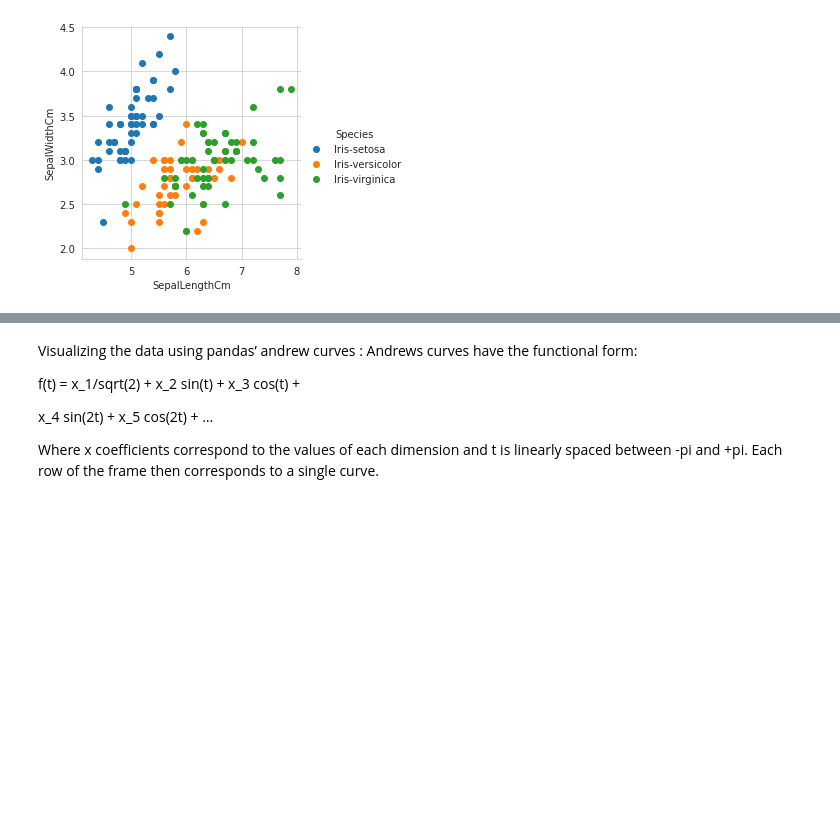
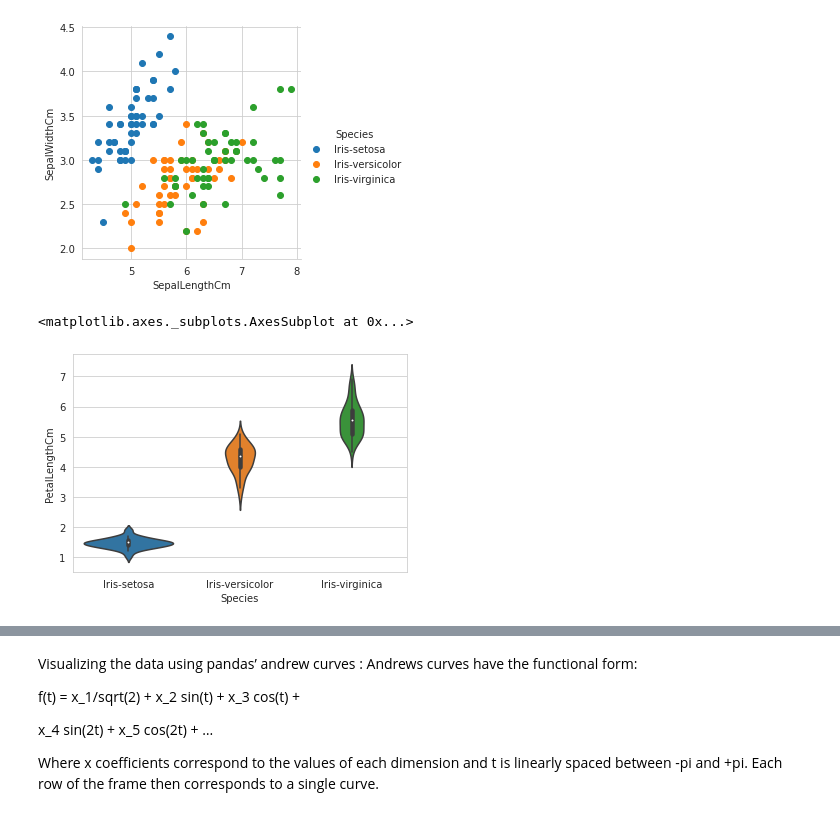
Before and after one commit to ASIF-I-KHAN/EDA-Iris_dataset, a Jupyter notebook: Iris_dataset_EDA.ipynb, the cells around one changed output, grey strips where cells are left out. Drawn from its saved outputs; the diff is of its cells as text; code cells hidden in the pictures; blank space fills up the shorter version.

```diff
--- a/Iris_dataset_EDA.ipynb
+++ b/Iris_dataset_EDA.ipynb
@@ -76,3 +76,9 @@ plt.show();
 # How many cobinations exist? 4C2 = 6.
 # %% [output]
 [figure]
+# %%
+# Denser regions of the data are fatter, and sparser thiner in a violin plot
+sns.violinplot(x="Species", y="PetalLengthCm", data=iris, size=6)
+# %% [output]
+<matplotlib.axes._subplots.AxesSubplot at 0x...>
+[figure, added]
```
Also changed, not shown: parts of 10 cells of this notebook.
